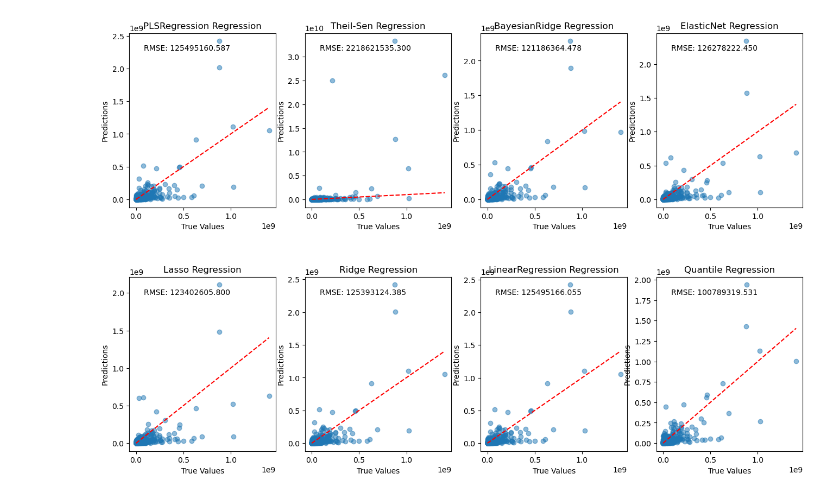
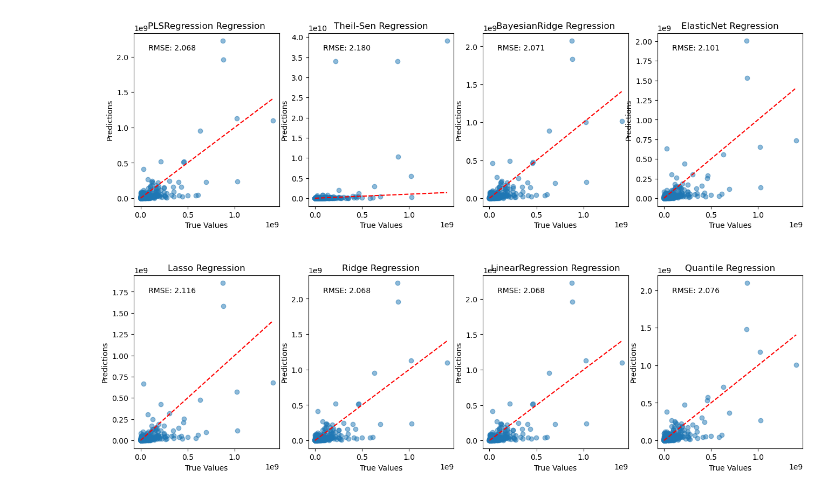
Before and after one commit to fire0027/Data-mining, a Jupyter notebook: TMDB_Box_Office_Prediction/model/linear_model.ipynb, the cells around one changed output. Drawn from its saved outputs; the diff is of its cells as text; code cells hidden in the pictures.

```diff
--- a/TMDB_Box_Office_Prediction/model/linear_model.ipynb
+++ b/TMDB_Box_Office_Prediction/model/linear_model.ipynb
@@ -3,13 +3,13 @@ import numpy as np
 import pandas as pd
 from sklearn.cross_decomposition import PLSRegression
 from sklearn.linear_model import Lasso, Ridge, ElasticNet, LinearRegression, TheilSenRegressor, HuberRegressor, BayesianRidge
-from sklearn.metrics import mean_squared_error
+from sklearn.metrics import mean_squared_log_error
 import statsmodels.api as sm
 import matplotlib.pyplot as plt
 
 # 载入数据
-train_data = pd.read_csv('dataset/processed_dataset/train/processed_bop_train.csv', index_col=0, header=0)
-test_data = pd.read_csv('dataset/processed_dataset/test/processed_bop_test.csv', index_col=0, header=0)
+train_data = pd.read_csv('../dataset/processed_dataset/train/processed_bop_train.csv', index_col=0, header=0)
+test_data = pd.read_csv('../dataset/processed_dataset/test/processed_bop_test.csv', index_col=0, header=0)
 
 train_data['log_budget'] = np.log1p(train_data['budget'])
 test_data ['log_budget'] = np.log1p(test_data ['budget'])
@@ -26,32 +26,32 @@ y_test = test_data['revenue']
 models = [
     ('PLSRegression', PLSRegression(n_components=10)),
     ('Theil-Sen', TheilSenRegressor()),
     ('BayesianRidge', BayesianRidge()),
     ('ElasticNet', ElasticNet(alpha=0.1)),
     ('Lasso', Lasso(alpha=0.1)),
     ('Ridge', Ridge(alpha=1.0)),
     ('LinearRegression', LinearRegression()),
     ('Quantile', sm.QuantReg(y_train, X_train))
 ]
 
 fig, axs = plt.subplots(nrows=2, ncols=4, figsize=(16, 10))
 plt.subplots_adjust(hspace=0.4)
 
 for i, (name, model) in enumerate(models):
     if name == 'Quantile':
         res = np.expm1(model.fit(q=0.5).predict(X_test))
     else:
         model.fit(X_train, y_train)
         res = np.expm1(model.predict(X_test))
 
     axs[i//4][i%4].scatter(y_test, res, alpha=0.5)
     axs[i//4][i%4].plot([y_test.min(), y_test.max()], [y_test.min(), y_test.max()], 'r--')
     axs[i//4][i%4].set_xlabel('True Values')
     axs[i//4][i%4].set_ylabel('Predictions')
     axs[i//4][i%4].set_title(name + ' Regression')
-    axs[i//4][i%4].text(0.1, 0.9, 'RMSE: {:.3f}'.format(np.sqrt(mean_squared_error(y_test, res))),
+    axs[i//4][i%4].text(0.1, 0.9, 'RMSE: {:.3f}'.format(np.sqrt(mean_squared_log_error(y_test, res))),
                          transform=axs[i//4][i%4].transAxes)
 plt.savefig('linear_model_predictions.png')
 plt.show()
 # %% [output]
-[figure, old version]
+[figure, new version]
```
Also changed, not shown: 4 other files.
